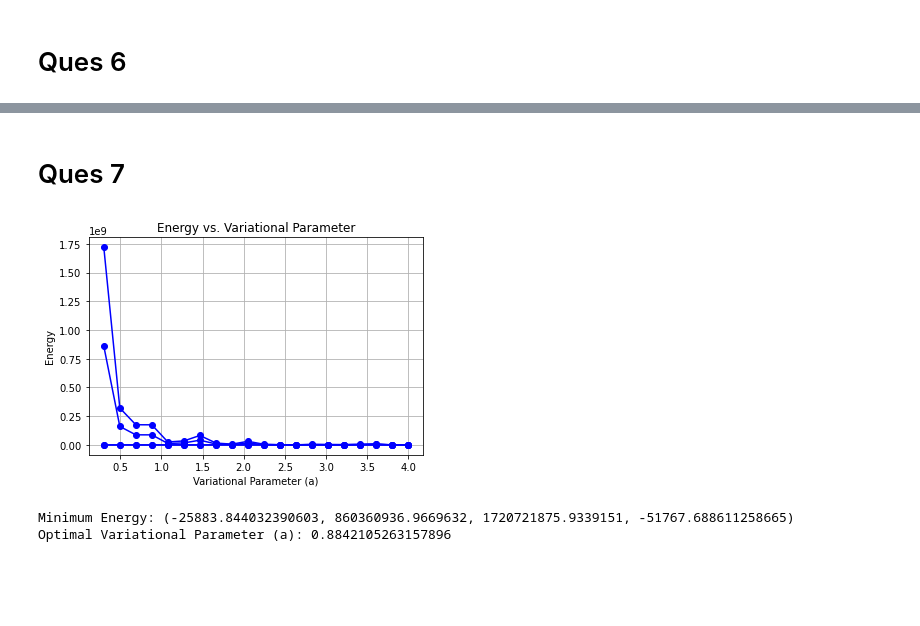
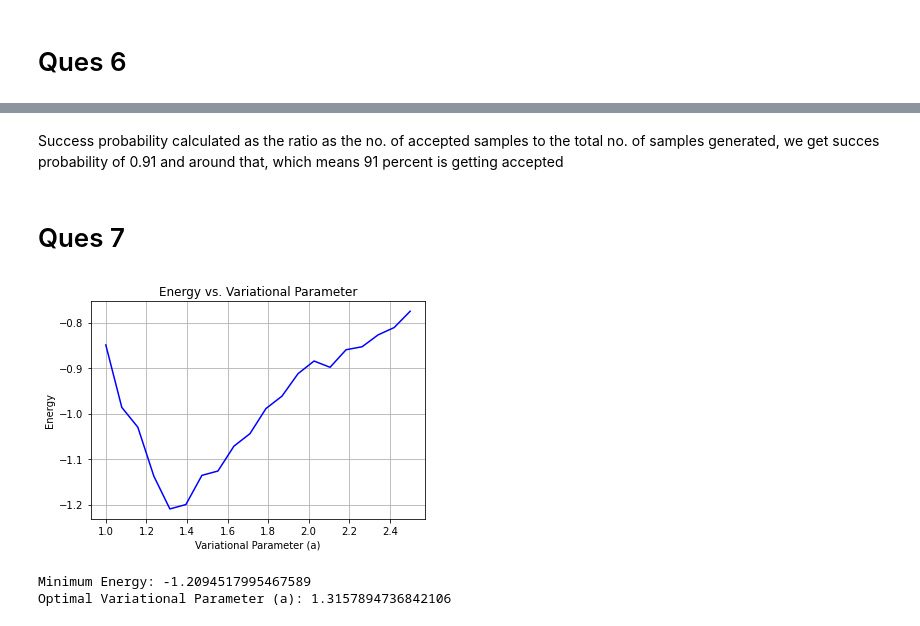
Before and after one commit to Gayatri-panda/Computational-phys--8th-sem, a Jupyter notebook: Endsem/comp phys endsem.ipynb, the cells around one changed output, grey strips where cells are left out. Saved outputs shown, nothing was run; the diff lists cells and outputs as text; code cells hidden in the pictures; blank space fills up the shorter version.

```diff
--- a/Endsem/comp phys endsem.ipynb
+++ b/Endsem/comp phys endsem.ipynb
@@ -211,0 +218,17 @@ Number of steps:  16 (to reach the tolerance of 1e-6)
+# %%
+# Verify if they match λk = b + 2√ac cos(kπ/n + 1) and vi_k = 2(√c/a)^k sin(ikπ/n + 1)
+
+a = c = -1
+b = 2
+n = 5
+print('Theoritical values')
+expected_eigenvalues = [b + 2 * np.sqrt(a * c) * np.cos(k * np.pi / (n + 1)) for k in range(1, 6)]
+expected_eigenvectors = [[2 * (np.sqrt(c / a))**k * np.sin(i * k * np.pi / (n + 1)) for i in range(1, n + 1)] for k in range(1, 6)]
+
+expected_eigenvectors = np.array(expected_eigenvectors)
+expected_eigenvectors = expected_eigenvectors / np.linalg.norm(expected_eigenvectors, axis=1)[:, np.newaxis]
+
+for i in range(2):
+    print( expected_eigenvalues[i])
+
+    print( expected_eigenvectors[i])
@@ -244,3 +276,5 @@ Success probability: 0.9090
+# %% [markdown]
+Success probability calculated as the ratio as the no. of accepted samples to the total no. of samples generated, we get succes probability of 0.91 and around that, which means 91 percent is getting accepted
 # %% [markdown]
 # Ques 7
 # %%
@@ -250,8 +284,11 @@ def wf(x,alpha):#trial wavefunction
 
 
 #define prob density
-def prob_density(x,alpha):#The given trial wave function
-    return 0.25*(alpha**2-x**2)**2
+def prob_density(x,alpha):
+    if abs(x)<2:        #The given trial wave function
+        return 0.25*(alpha**2-x**2)**2
+    else:
+        return 0
 
 #define E local
 def E_local(x,alpha):#The local energy calculated in the text
@@ -277,37 +314,37 @@ def metropolis(N, alpha):
             else:
                 rejection_ratio += 1/N
         E += E_local(x,alpha)/N
         E2 += E_local(x,alpha)**2/N
         Eln_average += (E_local(x, alpha)*-x**2)/N
         ln_average += -x**2/N
 
     return E, E2, Eln_average, ln_average
 
 
 num_steps = 20000
 num_a_values = 20
-a_values = np.linspace(0.3, 4, num_a_values)
+a_values = np.linspace(1, 2.5, num_a_values)
 
 energies = []
 for a in a_values:
-    energy = metropolis(num_steps, a)
-    energies.append(energy)
+    E, E2, Eln_average, ln_average = metropolis(num_steps, a)
+    energies.append(E)
 
 # Find the minimum energy and the corresponding optimal alpha value
 min_energy = min(energies)
 optimal_a = a_values[np.argmin(energies)]
 
 # Plot the energy as a function of alpha
-plt.plot(a_values, energies, marker='o', color='b', linestyle='-')
+plt.plot(a_values, energies, color='b', linestyle='-')
 plt.xlabel('Variational Parameter (a)')
 plt.ylabel('Energy')
 plt.title('Energy vs. Variational Parameter')
 plt.grid(True)
 plt.show()
 
 print("Minimum Energy:", min_energy)
 print("Optimal Variational Parameter (a):", optimal_a)
 # %% [output]
-[figure, old version]
+[figure, new version]
-Minimum Energy: (-25883.844032390603, 860360936.9669632, 1720721875.9339151, -51767.688611258665)
-Optimal Variational Parameter (a): 0.8842105263157896
+Minimum Energy: -1.2094517995467589
+Optimal Variational Parameter (a): 1.3157894736842106
```
Also changed, not shown: parts of 12 cells of this notebook.
